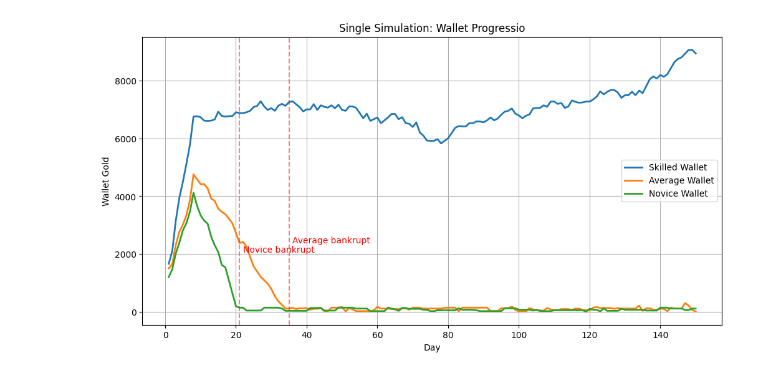
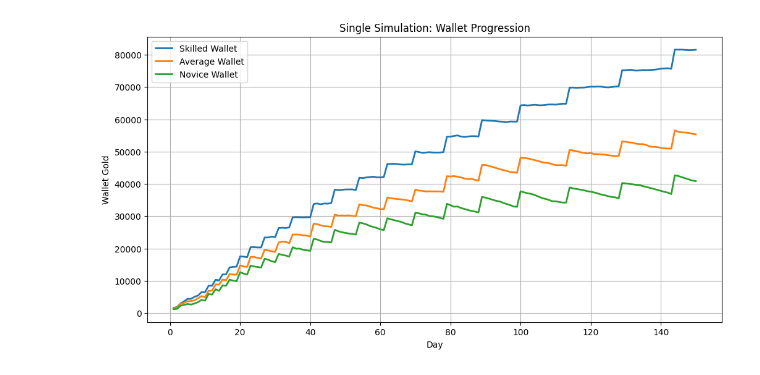
Before and after one commit to snehilsarkar97/PredictiveAnalysis_RobotRace, a Jupyter notebook: CodeBase3.ipynb, the cells around one changed output. Saved outputs shown, nothing was run; the diff lists cells and outputs as text; code cells hidden in the pictures.

```diff
--- a/CodeBase3.ipynb
+++ b/CodeBase3.ipynb
@@ -73,7 +73,18 @@ cum_list = [0] + cum_xp_by_level
 max_level = 50
 
 # Gold awarded on reaching specific levels
-level_to_gold = {1:800, 2:300, 3:300, 4:300, 5:1000, 6:600, 7:600, 8:600, 9:600, 10:1000}
+level_to_gold = {
+    1:800, 2:300, 3:300, 4:300, 5:1000,
+    6:600, 7:600, 8:600, 9:600, 10:1000,
+    11:2000, 12:2000, 13:2000, 14:2000, 15:3000,
+    16:3000, 17:3000, 18:3000, 19:3000, 20:4000,
+    21:4000, 22:4000, 23:4000, 24:4000, 25:5000,
+    26:5000, 27:5000, 28:5000, 29:5000, 30:6000,
+    31:6000, 32:6000, 33:6000, 34:6000, 35:7000,
+    36:7000, 37:7000, 38:7000, 39:7000, 40:8000,
+    41:8000, 42:8000, 43:8000, 44:8000, 45:9000,
+    46:9000, 47:9000, 48:9000, 49:9000, 50:10000
+}
 
 # Function to determine level from cumulative XP
 def level_from_xp(xp_total):
@@ -154,31 +165,31 @@ for day in range(1, days+1):
                     levels[n] = new
 
     # Record daily wallet balance
     for n in player_archetypes:
         daily_wallets[n].append(wallets[n])
 
 # Mark players who survive all days
 for n in player_archetypes:
     if bankrupt_day[n] is None:
         bankrupt_day[n] = days
 
 # ------------------------
 # Plot Wallets Over Time
 # ------------------------
 plt.figure(figsize=(12,6))
 days_range = range(1, days+1)
 for n in player_archetypes:
     plt.plot(days_range, daily_wallets[n], label=f"{n} Wallet", linewidth=2)
     # Mark bankruptcy day
     if bankrupt_day[n] < days:
         plt.axvline(x=bankrupt_day[n], color='r', linestyle='--', alpha=0.5)
         plt.text(bankrupt_day[n]+1, max(daily_wallets[n])/2, f"{n} bankrupt", color='r')
 
 plt.title("Single Simulation: Wallet Progression")
 plt.xlabel("Day")
 plt.ylabel("Wallet Gold")
 plt.legend()
 plt.grid(True)
 plt.show()
 # %% [output]
-[figure, old version]
+[figure, new version]
```
